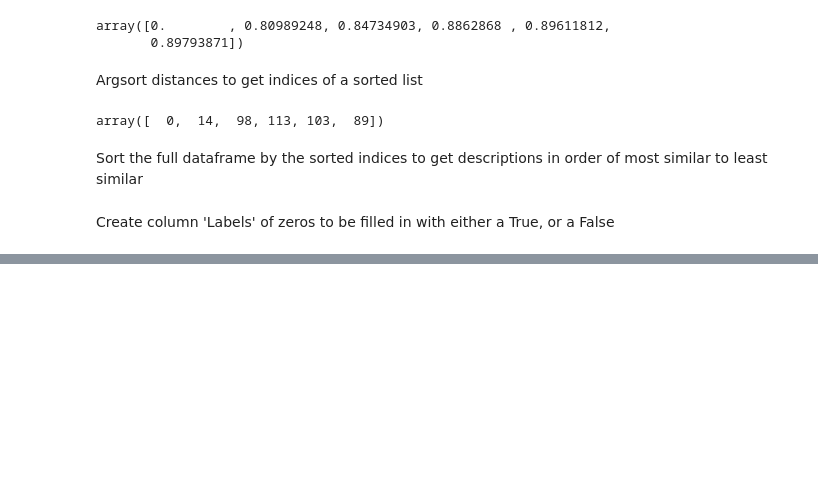
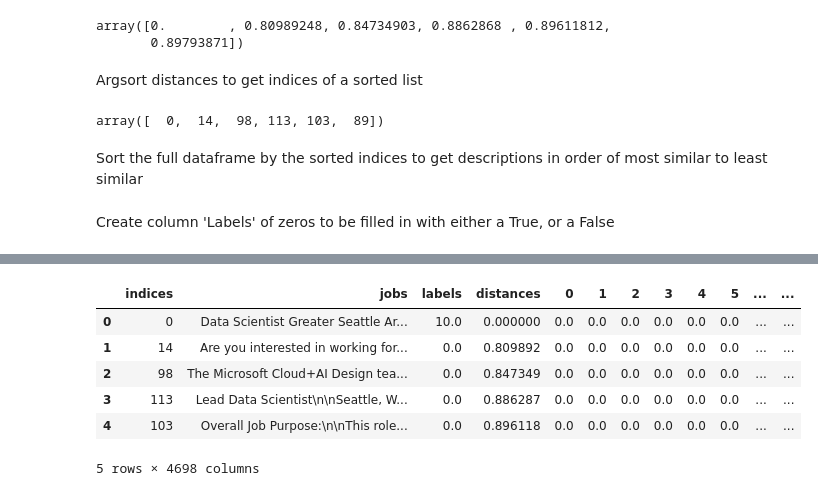
Before and after one commit to edoylee/Ember-Job-Recommender, a Jupyter notebook: notebooks/model_cleaning.ipynb, the cells around one changed output, grey strips where cells are left out. Drawn from its saved outputs; the diff is of its cells as text; code cells hidden in the pictures; blank space fills up the shorter version.

```diff
--- a/notebooks/model_cleaning.ipynb
+++ b/notebooks/model_cleaning.ipynb
@@ -58,0 +65,8 @@ sorted_df['labels'] = np.zeros(120)
+# %%
+sorted_tfidf = pd.DataFrame(tfidf_df.iloc[indices]).set_index(np.arange(0,120))
+# %%
+total_df = pd.concat([indices_df, sorted_df, sorted_distances_df, sorted_tfidf], axis=1)
+# %%
+total_df.iat[0,2] = 10.0
+# %%
+test_df = total_df.copy()
@@ -58,0 +75,10 @@ sorted_df['labels'] = np.zeros(120)
+# %%
+test_df.head()
+# %% [output]
+|  | indices | jobs | labels | distances | 0 | 1 | 2 | 3 | 4 | 5 | ... | ... |
+| 0 | 0 | Data Scientist Greater Seattle Ar... | 10.0 | 0.000000 | 0.0 | 0.0 | 0.0 | 0.0 | 0.0 | 0.0 | ... | ... |
+| 1 | 14 | Are you interested in working for... | 0.0 | 0.809892 | 0.0 | 0.0 | 0.0 | 0.0 | 0.0 | 0.0 | ... | ... |
+| 2 | 98 | The Microsoft Cloud+AI Design tea... | 0.0 | 0.847349 | 0.0 | 0.0 | 0.0 | 0.0 | 0.0 | 0.0 | ... | ... |
+| 3 | 113 | Lead Data Scientist\n\nSeattle, W... | 0.0 | 0.886287 | 0.0 | 0.0 | 0.0 | 0.0 | 0.0 | 0.0 | ... | ... |
+| 4 | 103 | Overall Job Purpose:\n\nThis role... | 0.0 | 0.896118 | 0.0 | 0.0 | 0.0 | 0.0 | 0.0 | 0.0 | ... | ... |
+5 rows × 4698 columns
```
Also changed, not shown: parts of 32 cells of this notebook, 1 other file.
